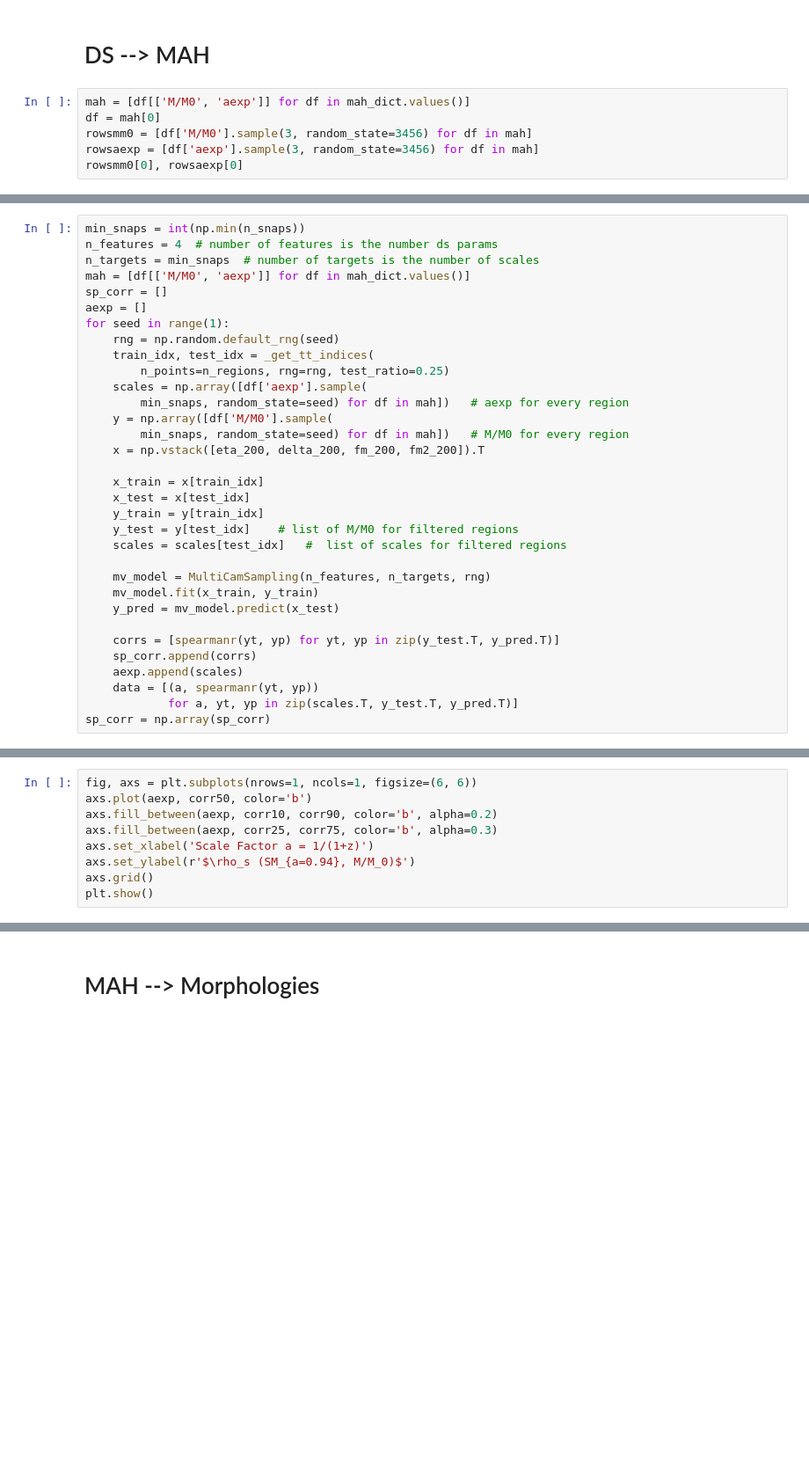
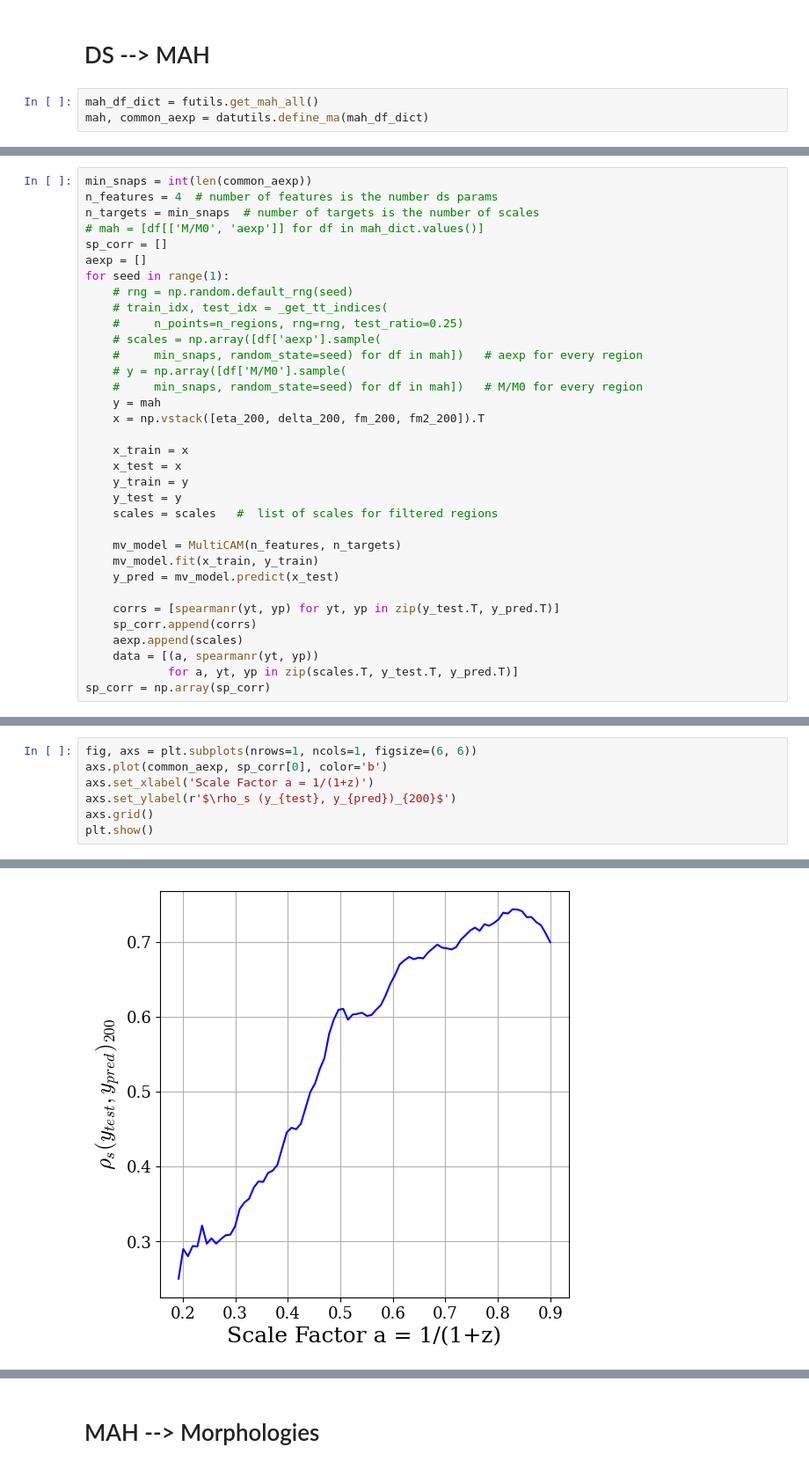
Before and after one commit to Kabelo-T/cluster_morph, a Jupyter notebook: multicam.ipynb, the cells around one changed output, grey strips where cells are left out. Shown at 88% size. Saved outputs shown, nothing was run; the diff lists cells and outputs as text; blank space fills up the shorter version.

Commit message:
starteed multicam mah predictions

```diff
--- a/multicam.ipynb
+++ b/multicam.ipynb
@@ -166,8 +151,5 @@ plt.show()
 # %% [markdown]
 # DS --> MAH
 # %%
-mah = [df[['M/M0', 'aexp']] for df in mah_dict.values()]
-df = mah[0]
-rowsmm0 = [df['M/M0'].sample(3, random_state=3456) for df in mah]
-rowsaexp = [df['aexp'].sample(3, random_state=3456) for df in mah]
-rowsmm0[0], rowsaexp[0]
+mah_df_dict = futils.get_mah_all()
+mah, common_aexp = datutils.define_ma(mah_df_dict)
@@ -183,27 +156,28 @@ rowsmm0[0], rowsaexp[0]
 # %%
-min_snaps = int(np.min(n_snaps))
+min_snaps = int(len(common_aexp))
 n_features = 4  # number of features is the number ds params
 n_targets = min_snaps  # number of targets is the number of scales
-mah = [df[['M/M0', 'aexp']] for df in mah_dict.values()]
+# mah = [df[['M/M0', 'aexp']] for df in mah_dict.values()]
 sp_corr = []
 aexp = []
 for seed in range(1):
-    rng = np.random.default_rng(seed)
-    train_idx, test_idx = _get_tt_indices(
-        n_points=n_regions, rng=rng, test_ratio=0.25)
-    scales = np.array([df['aexp'].sample(
-        min_snaps, random_state=seed) for df in mah])   # aexp for every region
-    y = np.array([df['M/M0'].sample(
-        min_snaps, random_state=seed) for df in mah])   # M/M0 for every region
+    # rng = np.random.default_rng(seed)
+    # train_idx, test_idx = _get_tt_indices(
+    #     n_points=n_regions, rng=rng, test_ratio=0.25)
+    # scales = np.array([df['aexp'].sample(
+    #     min_snaps, random_state=seed) for df in mah])   # aexp for every region
+    # y = np.array([df['M/M0'].sample(
+    #     min_snaps, random_state=seed) for df in mah])   # M/M0 for every region
+    y = mah
     x = np.vstack([eta_200, delta_200, fm_200, fm2_200]).T
 
-    x_train = x[train_idx]
-    x_test = x[test_idx]
-    y_train = y[train_idx]
-    y_test = y[test_idx]    # list of M/M0 for filtered regions
-    scales = scales[test_idx]   #  list of scales for filtered regions
+    x_train = x
+    x_test = x
+    y_train = y
+    y_test = y
+    scales = scales   #  list of scales for filtered regions
 
-    mv_model = MultiCamSampling(n_features, n_targets, rng)
+    mv_model = MultiCAM(n_features, n_targets)
     mv_model.fit(x_train, y_train)
     y_pred = mv_model.predict(x_test)
 
@@ -256,10 +190,8 @@ corr90 = np.percentile(sp_corr, q=90, axis=0)
 # %%
 fig, axs = plt.subplots(nrows=1, ncols=1, figsize=(6, 6))
-axs.plot(aexp, corr50, color='b')
-axs.fill_between(aexp, corr10, corr90, color='b', alpha=0.2)
-axs.fill_between(aexp, corr25, corr75, color='b', alpha=0.3)
+axs.plot(common_aexp, sp_corr[0], color='b')
 axs.set_xlabel('Scale Factor a = 1/(1+z)')
-axs.set_ylabel(r'$\rho_s (SM_{a=0.94}, M/M_0)$')
+axs.set_ylabel(r'$\rho_s (y_{test}, y_{pred})_{200}$')
 axs.grid()
 plt.show()
 # %% [output]
@@ -278,0 +198 @@ array([[1.71244526e-02, 1.39227327e-05, 4.73498486e-03, ...,
+[figure, added]
```
Also changed, not shown: parts of 10 cells of this notebook, 2 other files.
